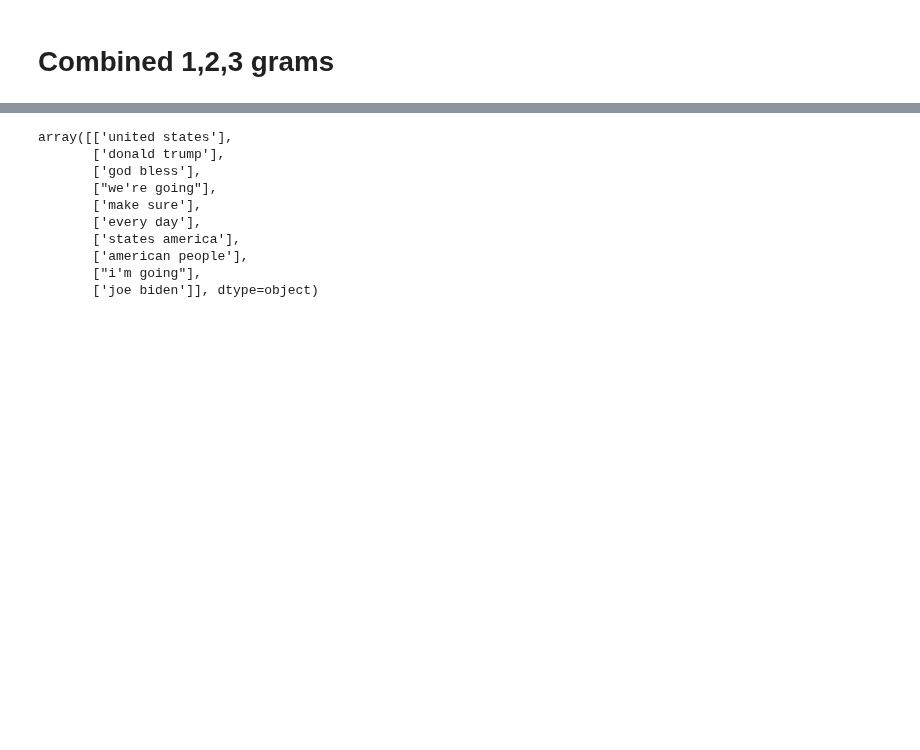
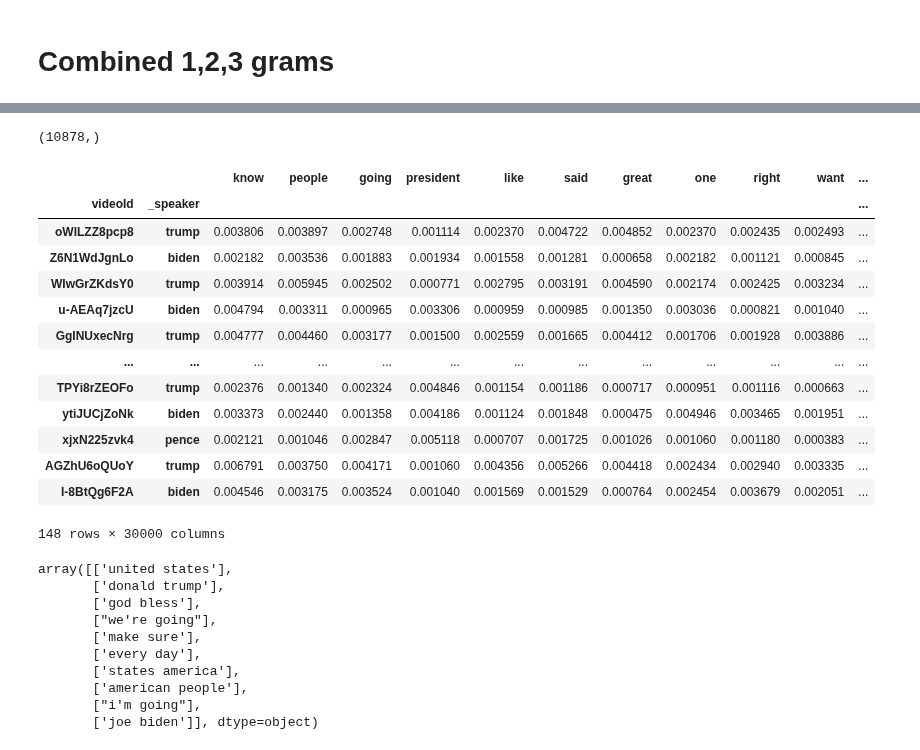
Before and after one commit to kfinity/capstone-speeches, a Jupyter notebook: top_tfidf_with_ngrams.ipynb, the cells around one changed output, grey strips where cells are left out. Cells and saved outputs as stored; diff of their text form; code cells hidden in the pictures; blank space fills up the shorter version.

```diff
--- a/top_tfidf_with_ngrams.ipynb
+++ b/top_tfidf_with_ngrams.ipynb
@@ -163,3 +292,24 @@ top10
+# %%
+pdist(L1, 'cosine').shape
+# %% [output]
+(10878,)
+# %%
+L1
+# %% [output]
+|  |  | know | people | going | president | like | said | great | one | right | want | ... |
+| videoId | _speaker |  |  |  |  |  |  |  |  |  |  | ... |
+| oWlLZZ8pcp8 | trump | 0.003806 | 0.003897 | 0.002748 | 0.001114 | 0.002370 | 0.004722 | 0.004852 | 0.002370 | 0.002435 | 0.002493 | ... |
+| Z6N1WdJgnLo | biden | 0.002182 | 0.003536 | 0.001883 | 0.001934 | 0.001558 | 0.001281 | 0.000658 | 0.002182 | 0.001121 | 0.000845 | ... |
+| WIwGrZKdsY0 | trump | 0.003914 | 0.005945 | 0.002502 | 0.000771 | 0.002795 | 0.003191 | 0.004590 | 0.002174 | 0.002425 | 0.003234 | ... |
+| u-AEAq7jzcU | biden | 0.004794 | 0.003311 | 0.000965 | 0.003306 | 0.000959 | 0.000985 | 0.001350 | 0.003036 | 0.000821 | 0.001040 | ... |
+| GgINUxecNrg | trump | 0.004777 | 0.004460 | 0.003177 | 0.001500 | 0.002559 | 0.001665 | 0.004412 | 0.001706 | 0.001928 | 0.003886 | ... |
+| ... | ... | ... | ... | ... | ... | ... | ... | ... | ... | ... | ... | ... |
+| TPYi8rZEOFo | trump | 0.002376 | 0.001340 | 0.002324 | 0.004846 | 0.001154 | 0.001186 | 0.000717 | 0.000951 | 0.001116 | 0.000663 | ... |
+| ytiJUCjZoNk | biden | 0.003373 | 0.002440 | 0.001358 | 0.004186 | 0.001124 | 0.001848 | 0.000475 | 0.004946 | 0.003465 | 0.001951 | ... |
+| xjxN225zvk4 | pence | 0.002121 | 0.001046 | 0.002847 | 0.005118 | 0.000707 | 0.001725 | 0.001026 | 0.001060 | 0.001180 | 0.000383 | ... |
+| AGZhU6oQUoY | trump | 0.006791 | 0.003750 | 0.004171 | 0.001060 | 0.004356 | 0.005266 | 0.004418 | 0.002434 | 0.002940 | 0.003335 | ... |
+| I-8BtQg6F2A | biden | 0.004546 | 0.003175 | 0.003524 | 0.001040 | 0.001569 | 0.001529 | 0.000764 | 0.002454 | 0.003679 | 0.002051 | ... |
+148 rows × 30000 columns
 # %%
 # Collocation - uses PMI (pointwise mutual information) to figure out
 # whether a bigram/trigram is better treated as a single "word"
```
Also changed, not shown: parts of 20 cells of this notebook, 3 other files.
